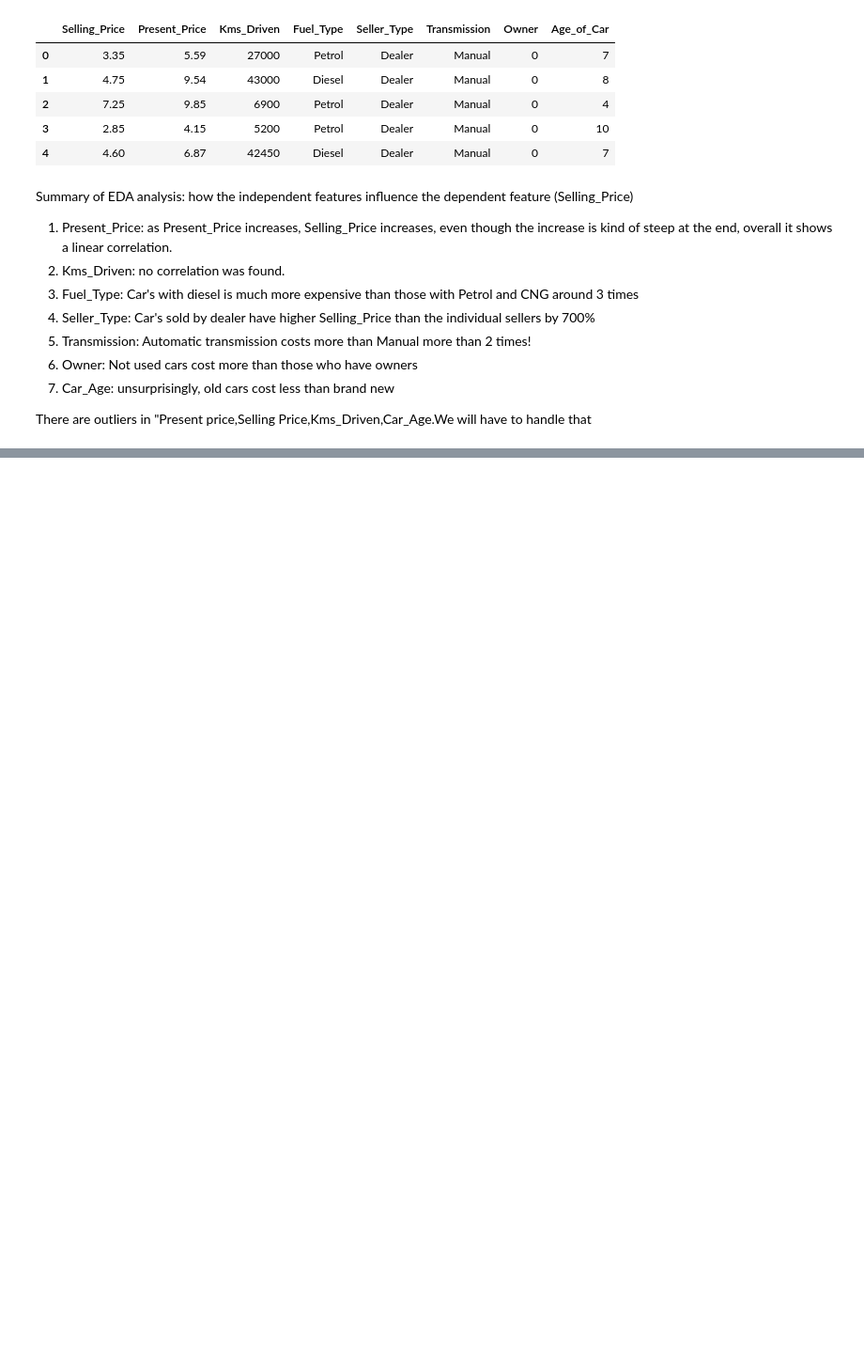
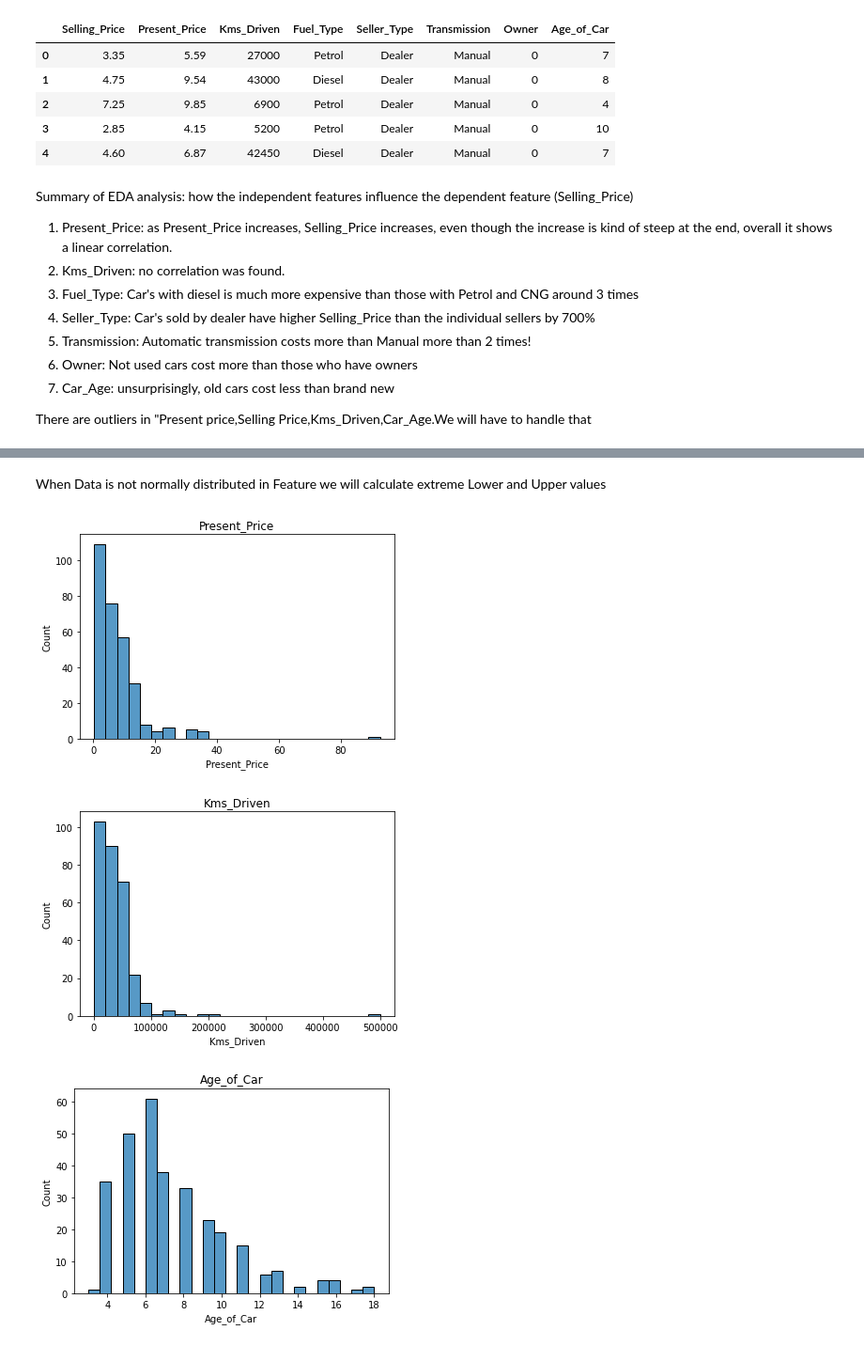
Before and after one commit to LuckyRathod/Data-Science-Projects, a Jupyter notebook: 2.Car Selling Price Prediction/car_price_prediction.ipynb, the cells around one changed output, grey strips where cells are left out. Shown at 94% size. Drawn from its saved outputs; the diff is of its cells as text; code cells hidden in the pictures; blank space fills up the shorter version.

Commit message:
Car Selling Price Prediction - Feature Engineering

```diff
--- a/2.Car Selling Price Prediction/car_price_prediction.ipynb
+++ b/2.Car Selling Price Prediction/car_price_prediction.ipynb
@@ -442,0 +474,15 @@ There are outliers in "Present price,Selling Price,Kms_Driven,Car_Age.We will ha
+# %% [markdown]
+When Data is not normally distributed in Feature we will calculate extreme Lower and Upper values
+# %%
+for feature in ['Present_Price','Kms_Driven','Age_of_Car']:
+    data =dataset.copy()
+    #data[feature].hist(bins=25)
+    sns.histplot(x=feature,data=data,bins=25)
+    plt.xlabel(feature)
+    plt.ylabel('Count')
+    plt.title(feature)
+    plt.show()
+# %% [output]
+[figure, added]
+[figure, added]
+[figure, added]
```
Also changed, not shown: parts of 18 cells of this notebook.
